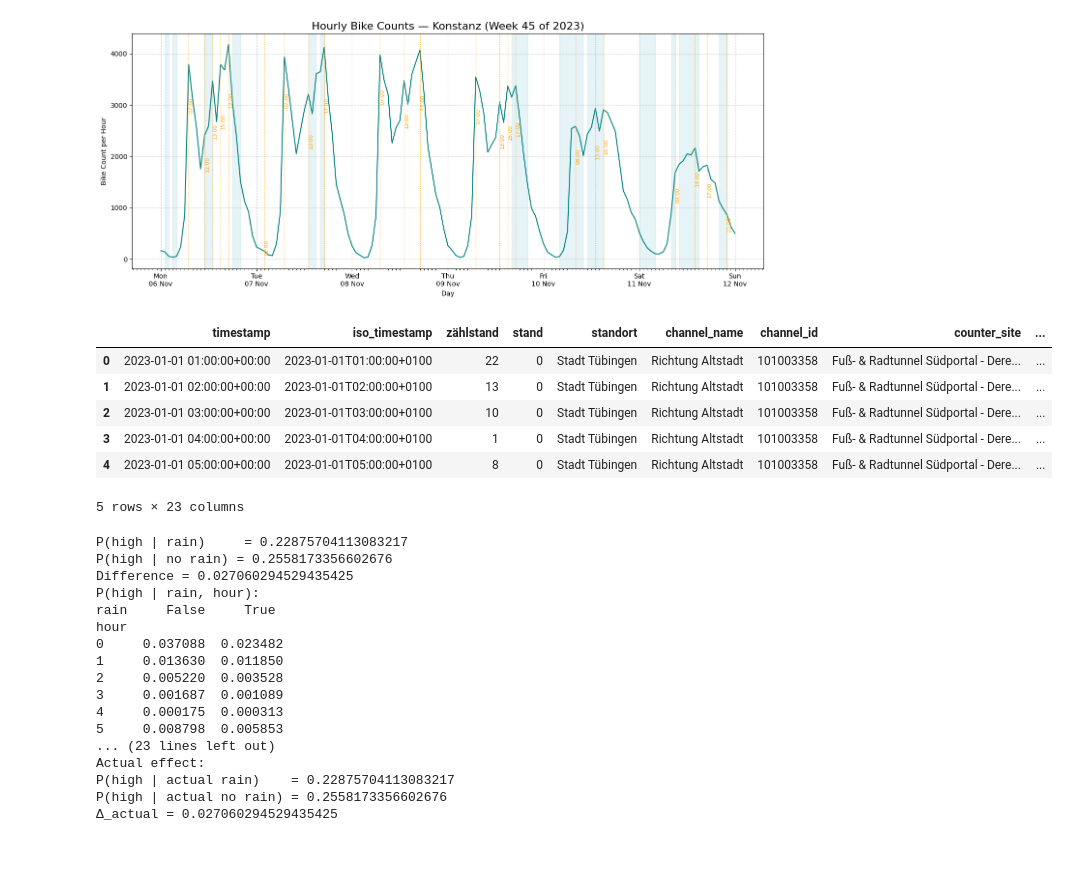
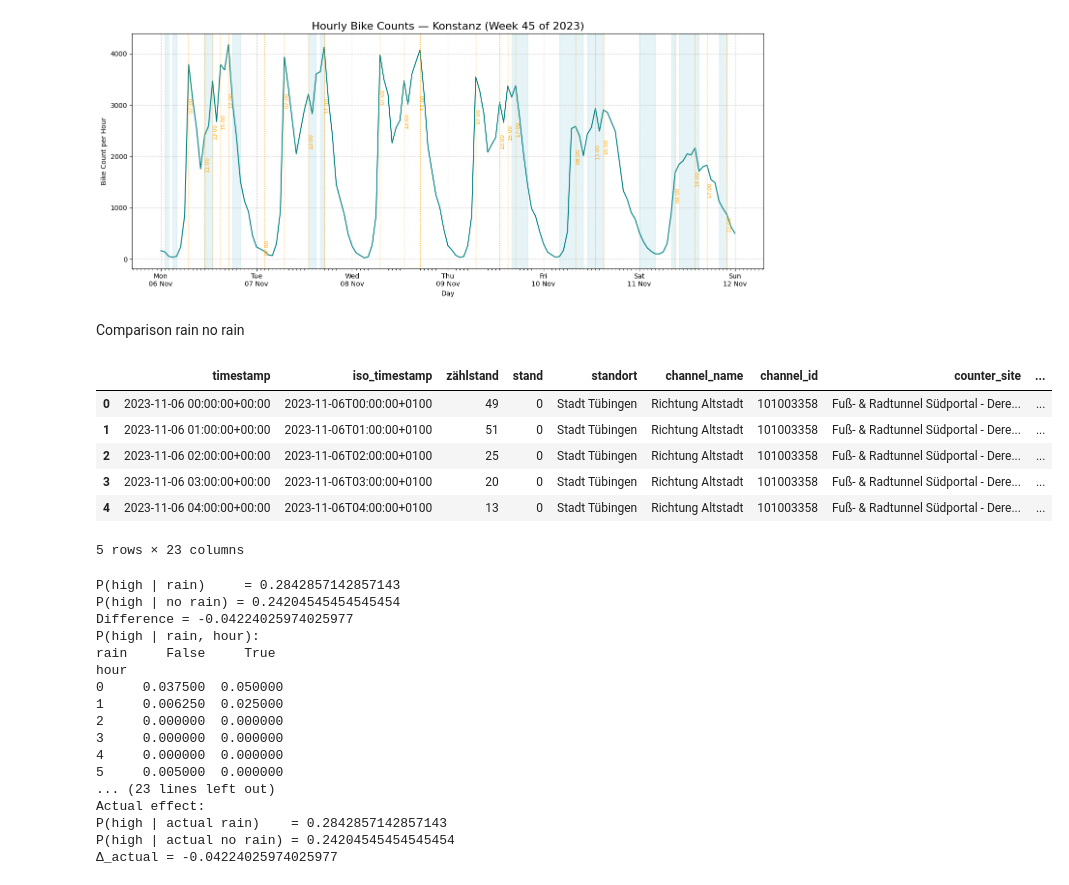
Before and after one commit to skessler01/data_literacy, a Jupyter notebook: notebooks/weather_data_exploration.ipynb, the cells around one changed output. Drawn from its saved outputs; the diff is of its cells as text; code cells hidden in the pictures; blank space fills up the shorter version.

Commit message:
Improved util function and added new weather plot

```diff
--- a/notebooks/weather_data_exploration.ipynb
+++ b/notebooks/weather_data_exploration.ipynb
@@ -228,29 +226,30 @@ plt.tight_layout()
 plt.show()
 # %% [output]
 [figure]
+# %% [markdown]
+Comparison rain no rain
 # %%
 filtered_data = filter_location_and_time(data, locations, start_date, end_date)
-weather_data = get_weather_data(start_date, end_date, longitude, latitude, False)
-forcast_weather_data = get_weather_data(start_date, end_date, longitude, latitude, True)
-combined_data = fuse_bike_weather(filtered_data, weather_data, forcast_weather_data)
+weather_data = get_full_weather_data(start_date, end_date, longitude, latitude)
+combined_data = merge_bike_weather(filtered_data, weather_data)
 
 
 combined_data['hour'] = combined_data['timestamp'].dt.hour
 combined_data['weekday'] = combined_data['timestamp'].dt.dayofweek  # 0=Mo
 
 # thresholds based on percentiles
 low_thr = combined_data['zählstand'].quantile(0.25)
 high_thr = combined_data['zählstand'].quantile(0.75)
 
 combined_data['is_high'] = combined_data['zählstand'] >= high_thr
 combined_data.head()
 # %% [output]
 |  | timestamp | iso_timestamp | zählstand | stand | standort | channel_name | channel_id | counter_site | ... |
-| 0 | 2023-01-01 01:00:00+00:00 | 2023-01-01T01:00:00+0100 | 22 | 0 | Stadt Tübingen | Richtung Altstadt | 101003358 | Fuß- & Radtunnel Südportal - Dere... | ... |
-| 1 | 2023-01-01 02:00:00+00:00 | 2023-01-01T02:00:00+0100 | 13 | 0 | Stadt Tübingen | Richtung Altstadt | 101003358 | Fuß- & Radtunnel Südportal - Dere... | ... |
-| 2 | 2023-01-01 03:00:00+00:00 | 2023-01-01T03:00:00+0100 | 10 | 0 | Stadt Tübingen | Richtung Altstadt | 101003358 | Fuß- & Radtunnel Südportal - Dere... | ... |
-| 3 | 2023-01-01 04:00:00+00:00 | 2023-01-01T04:00:00+0100 | 1 | 0 | Stadt Tübingen | Richtung Altstadt | 101003358 | Fuß- & Radtunnel Südportal - Dere... | ... |
-| 4 | 2023-01-01 05:00:00+00:00 | 2023-01-01T05:00:00+0100 | 8 | 0 | Stadt Tübingen | Richtung Altstadt | 101003358 | Fuß- & Radtunnel Südportal - Dere... | ... |
+| 0 | 2023-11-06 00:00:00+00:00 | 2023-11-06T00:00:00+0100 | 49 | 0 | Stadt Tübingen | Richtung Altstadt | 101003358 | Fuß- & Radtunnel Südportal - Dere... | ... |
+| 1 | 2023-11-06 01:00:00+00:00 | 2023-11-06T01:00:00+0100 | 51 | 0 | Stadt Tübingen | Richtung Altstadt | 101003358 | Fuß- & Radtunnel Südportal - Dere... | ... |
+| 2 | 2023-11-06 02:00:00+00:00 | 2023-11-06T02:00:00+0100 | 25 | 0 | Stadt Tübingen | Richtung Altstadt | 101003358 | Fuß- & Radtunnel Südportal - Dere... | ... |
+| 3 | 2023-11-06 03:00:00+00:00 | 2023-11-06T03:00:00+0100 | 20 | 0 | Stadt Tübingen | Richtung Altstadt | 101003358 | Fuß- & Radtunnel Südportal - Dere... | ... |
+| 4 | 2023-11-06 04:00:00+00:00 | 2023-11-06T04:00:00+0100 | 13 | 0 | Stadt Tübingen | Richtung Altstadt | 101003358 | Fuß- & Radtunnel Südportal - Dere... | ... |
 5 rows × 23 columns
 # %%
 # conditional probability P(high | rain)
@@ -288,20 +287,20 @@ print("P(high | actual rain)    =", p_high_given_actual_rain)
 print("P(high | actual no rain) =", p_high_given_actual_no_rain)
 print("Δ_actual =", p_high_given_actual_no_rain - p_high_given_actual_rain)
 # %% [output]
-P(high | rain)     = 0.22875704113083217
-P(high | no rain) = 0.2558173356602676
-Difference = 0.027060294529435425
+P(high | rain)     = 0.2842857142857143
+P(high | no rain) = 0.24204545454545454
+Difference = -0.04224025974025977
 P(high | rain, hour):
 rain     False     True
 hour
-0     0.037088  0.023482
-1     0.013630  0.011850
-2     0.005220  0.003528
-3     0.001687  0.001089
-4     0.000175  0.000313
-5     0.008798  0.005853
+0     0.037500  0.050000
+1     0.006250  0.025000
+2     0.000000  0.000000
+3     0.000000  0.000000
+4     0.000000  0.000000
+5     0.005000  0.000000
 ... (23 lines left out)
 Actual effect:
-P(high | actual rain)    = 0.22875704113083217
-P(high | actual no rain) = 0.2558173356602676
-Δ_actual = 0.027060294529435425
+P(high | actual rain)    = 0.2842857142857143
+P(high | actual no rain) = 0.24204545454545454
+Δ_actual = -0.04224025974025977
```
Also changed, not shown: parts of 4 cells of this notebook, 1 other file.
